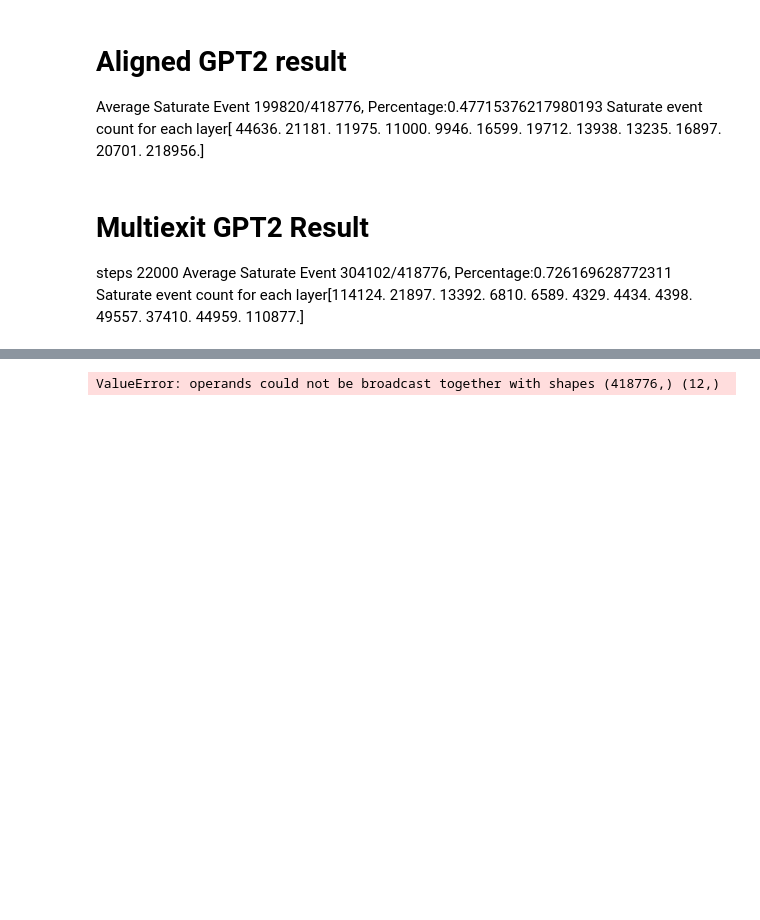
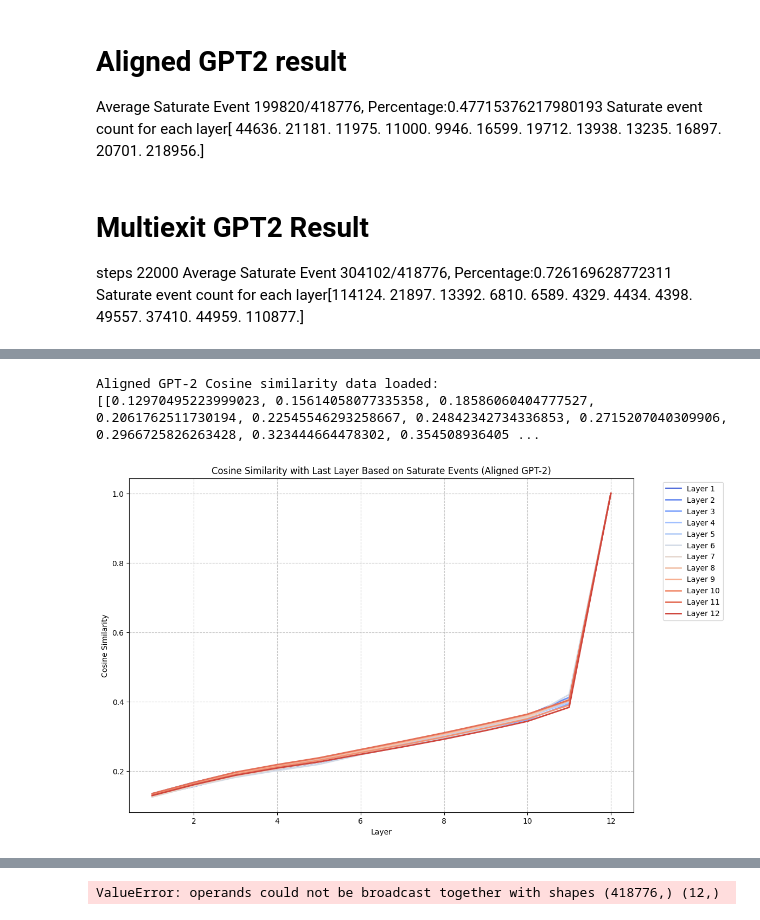
Before and after one commit to kongwanbianjinyu/Layerwise-Representation-Similarity, a Jupyter notebook: plot_saturate_logits.ipynb, the cells around one changed output, grey strips where cells are left out. Cells and saved outputs as stored; diff of their text form; code cells hidden in the pictures; blank space fills up the shorter version.

```diff
--- a/plot_saturate_logits.ipynb
+++ b/plot_saturate_logits.ipynb
@@ -81,0 +126,36 @@ plt.savefig('gpt2_saturate_events.png', bbox_inches='tight', dpi=300)
+# %%
+import json
+import matplotlib.pyplot as plt
+import seaborn as sns
+
+# Set a heatmap palette
+sns.set_palette("coolwarm")
+
+# Read the JSON file for aligned GPT-2
+with open('/local/storage1/jiang.2880/Layerwise-Representation-Similarity/aligned_gpt2/cos_sim_with_last_based_on_saturate_events/cos_sim_with_last_based_on_saturate_events.json', 'r') as f:
+    aligned_cos_sim_data = json.load(f)
+
+# Print the data to verify it's loaded correctly
+print("Aligned GPT-2 Cosine similarity data loaded:")
+print(aligned_cos_sim_data)
+
+# Create a new figure
+plt.figure(figsize=(12, 8))
+
+# Plot each list as a line with a heatmap color
+for i, layer_data in enumerate(aligned_cos_sim_data, start=1):
+    plt.plot(range(1, len(layer_data) + 1), layer_data, label=f'Layer {i}', linewidth=2, color=sns.color_palette("coolwarm", len(aligned_cos_sim_data))[i-1])
+
+# Customize the plot
+plt.title('Cosine Similarity with Last Layer Based on Saturate Events (Aligned GPT-2)')
+plt.xlabel('Layer')
+plt.ylabel('Cosine Similarity')
+plt.legend(bbox_to_anchor=(1.05, 1), loc='upper left')
+plt.grid(True, linestyle='--', alpha=0.7)
+
+# Save the figure
+plt.savefig('aligned_gpt2_cos_sim_with_last_layer_based_on_saturate.png', bbox_inches='tight', dpi=300)
+# %% [output]
+Aligned GPT-2 Cosine similarity data loaded:
+[[0.12970495223999023, 0.15614058077335358, 0.18586060404777527, 0.2061762511730194, 0.22545546293258667, 0.24842342734336853, 0.2715207040309906, 0.2966725826263428, 0.323444664478302, 0.354508936405 ...
+[figure, added]
```
Also changed, not shown: parts of 7 cells of this notebook, 4 other files.
